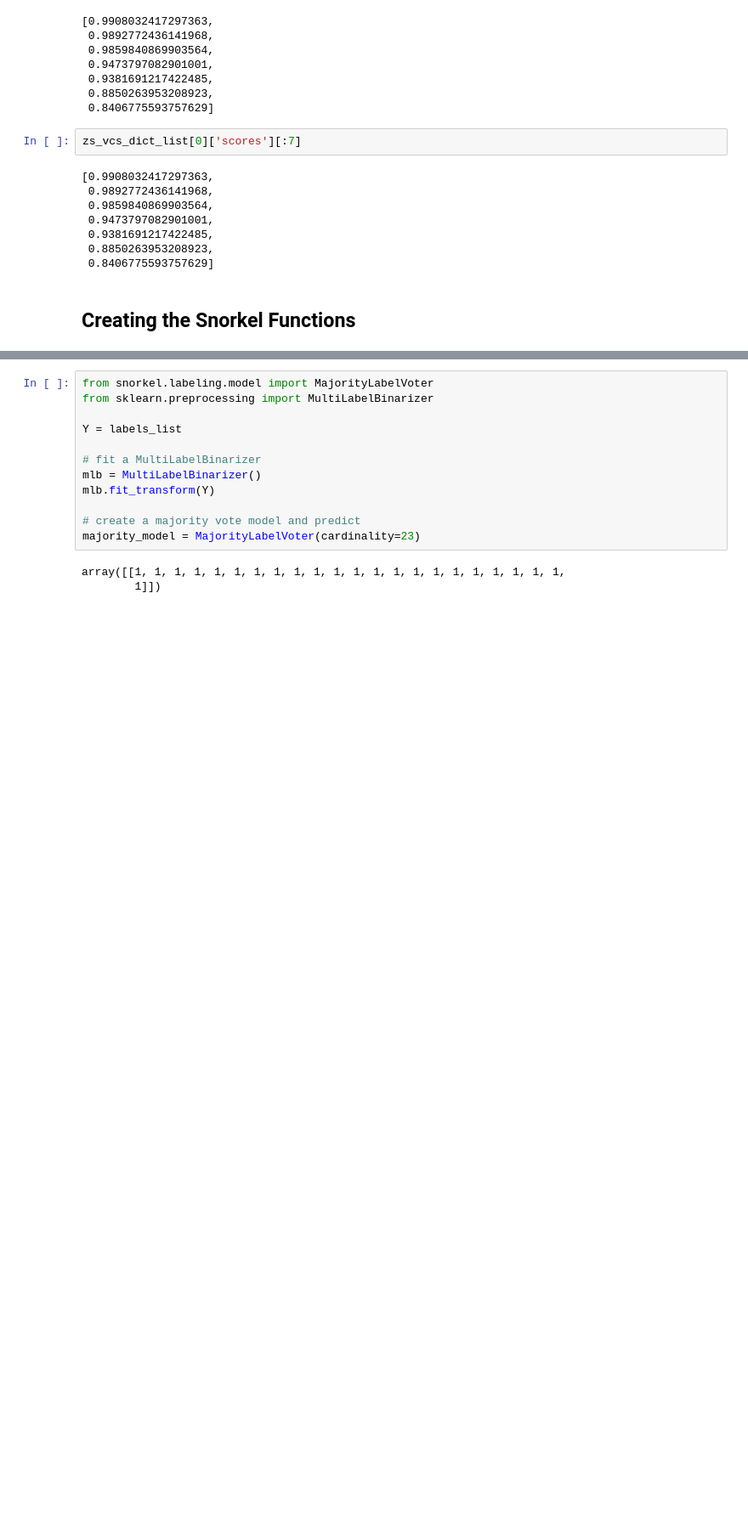
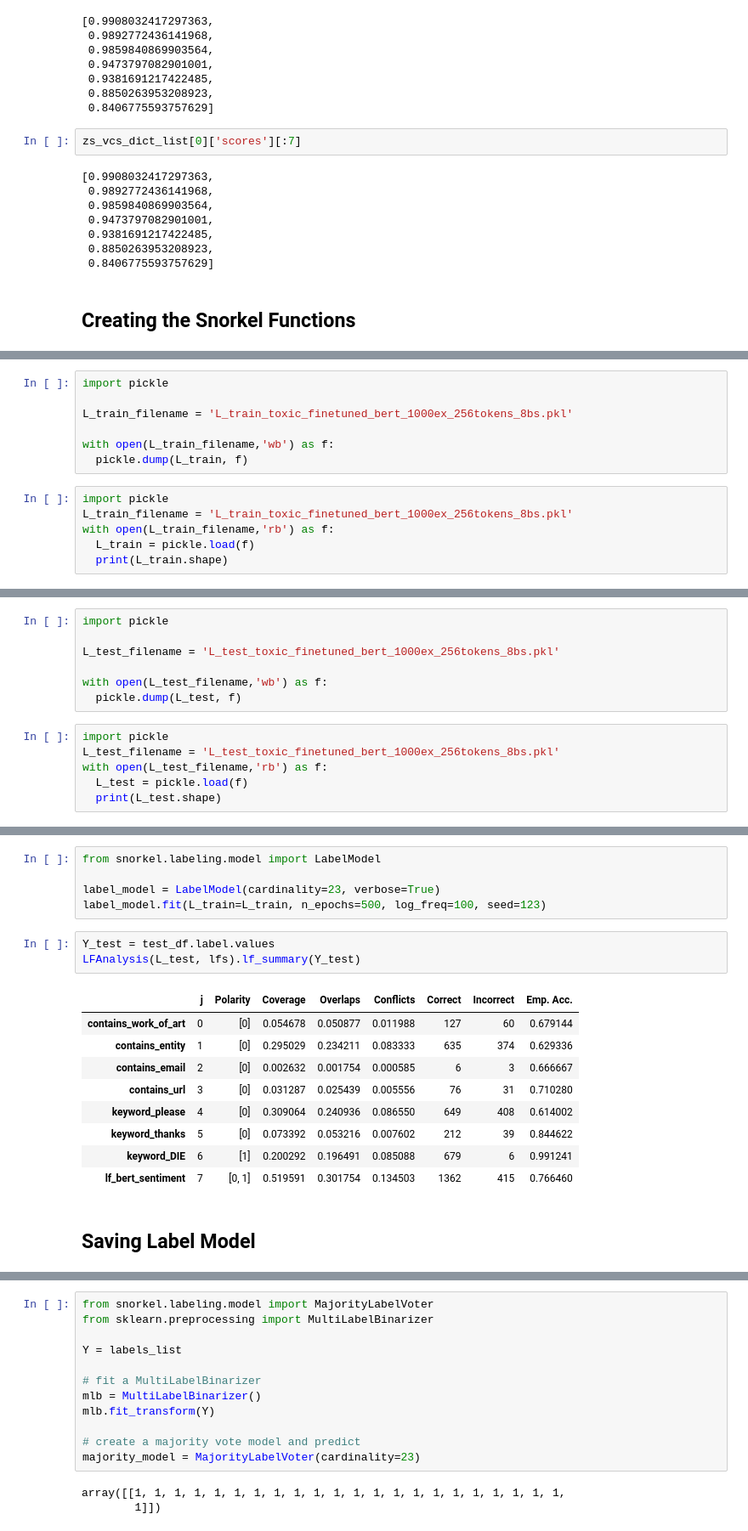
Before and after one commit to CER-REC/esa-data-bank_banque-donnees-ees, a Jupyter notebook: Codes/Section_05_VEC_Labeling_for_Tables/03_esa_table_vec_data_labeling_with_snorkel.ipynb, the cells around one changed output, grey strips where cells are left out. Shown at 85% size. Cells and saved outputs as stored; diff of their text form; blank space fills up the shorter version.

Commit message:
Creating labeling functions.

```diff
--- a/Codes/Section_05_VEC_Labeling_for_Tables/03_esa_table_vec_data_labeling_with_snorkel.ipynb
+++ b/Codes/Section_05_VEC_Labeling_for_Tables/03_esa_table_vec_data_labeling_with_snorkel.ipynb
@@ -1314,0 +1648,13 @@ def keyword_lookup(x, keywords, label):
+# %%
+import pickle
+
+L_train_filename = 'L_train_toxic_finetuned_bert_1000ex_256tokens_8bs.pkl'
+
+with open(L_train_filename,'wb') as f:
+  pickle.dump(L_train, f)
+# %%
+import pickle
+L_train_filename = 'L_train_toxic_finetuned_bert_1000ex_256tokens_8bs.pkl'
+with open(L_train_filename,'rb') as f:
+  L_train = pickle.load(f)
+  print(L_train.shape)
@@ -1314,0 +1673,13 @@ def keyword_lookup(x, keywords, label):
+# %%
+import pickle
+
+L_test_filename = 'L_test_toxic_finetuned_bert_1000ex_256tokens_8bs.pkl'
+
+with open(L_test_filename,'wb') as f:
+  pickle.dump(L_test, f)
+# %%
+import pickle
+L_test_filename = 'L_test_toxic_finetuned_bert_1000ex_256tokens_8bs.pkl'
+with open(L_test_filename,'rb') as f:
+  L_test = pickle.load(f)
+  print(L_test.shape)
@@ -1314,0 +1703,20 @@ def keyword_lookup(x, keywords, label):
+# %%
+from snorkel.labeling.model import LabelModel
+
+label_model = LabelModel(cardinality=23, verbose=True)
+label_model.fit(L_train=L_train, n_epochs=500, log_freq=100, seed=123)
+# %%
+Y_test = test_df.label.values
+LFAnalysis(L_test, lfs).lf_summary(Y_test)
+# %% [output]
+|  | j | Polarity | Coverage | Overlaps | Conflicts | Correct | Incorrect | Emp. Acc. |
+| contains_work_of_art | 0 | [0] | 0.054678 | 0.050877 | 0.011988 | 127 | 60 | 0.679144 |
+| contains_entity | 1 | [0] | 0.295029 | 0.234211 | 0.083333 | 635 | 374 | 0.629336 |
+| contains_email | 2 | [0] | 0.002632 | 0.001754 | 0.000585 | 6 | 3 | 0.666667 |
+| contains_url | 3 | [0] | 0.031287 | 0.025439 | 0.005556 | 76 | 31 | 0.710280 |
+| keyword_please | 4 | [0] | 0.309064 | 0.240936 | 0.086550 | 649 | 408 | 0.614002 |
+| keyword_thanks | 5 | [0] | 0.073392 | 0.053216 | 0.007602 | 212 | 39 | 0.844622 |
+| keyword_DIE | 6 | [1] | 0.200292 | 0.196491 | 0.085088 | 679 | 6 | 0.991241 |
+| lf_bert_sentiment | 7 | [0, 1] | 0.519591 | 0.301754 | 0.134503 | 1362 | 415 | 0.766460 |
+# %% [markdown]
+## Saving Label Model
```
Also changed, not shown: parts of 16 cells of this notebook.
